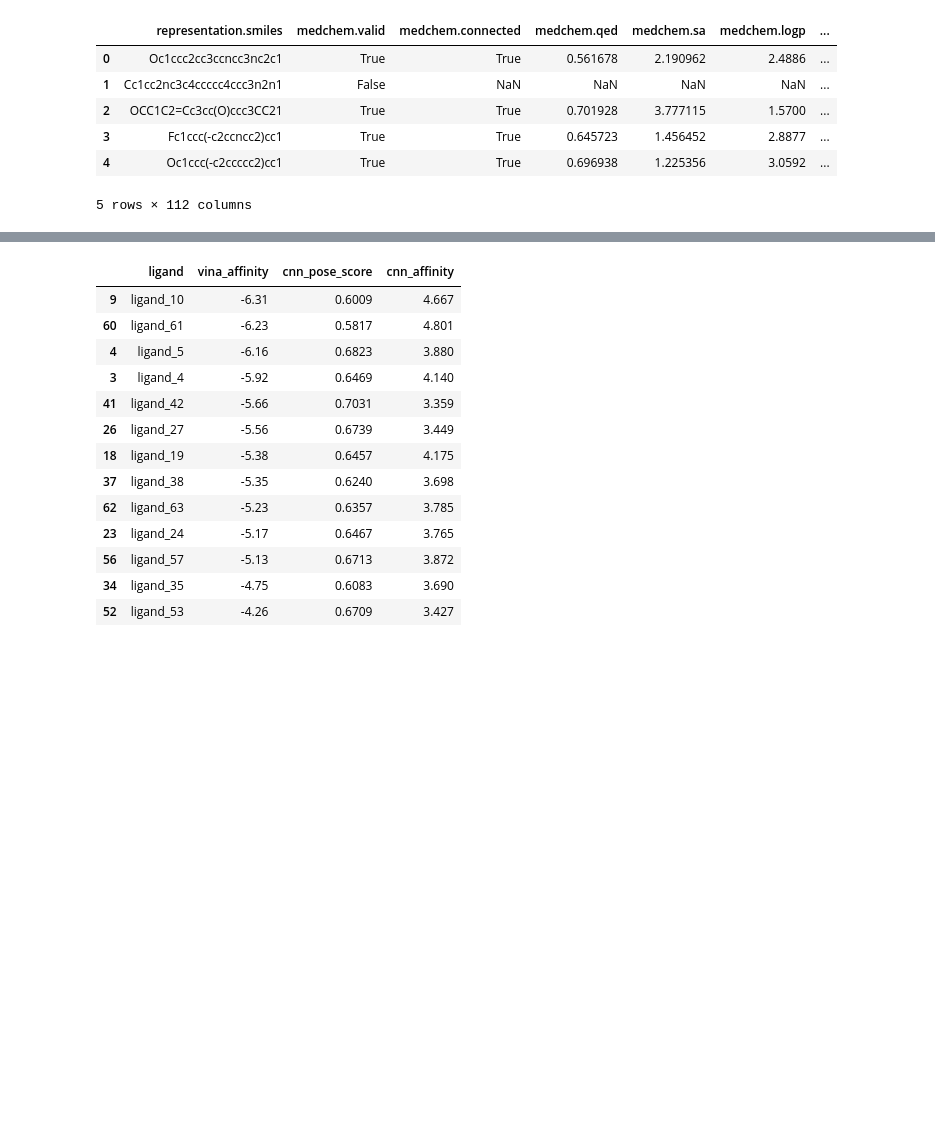
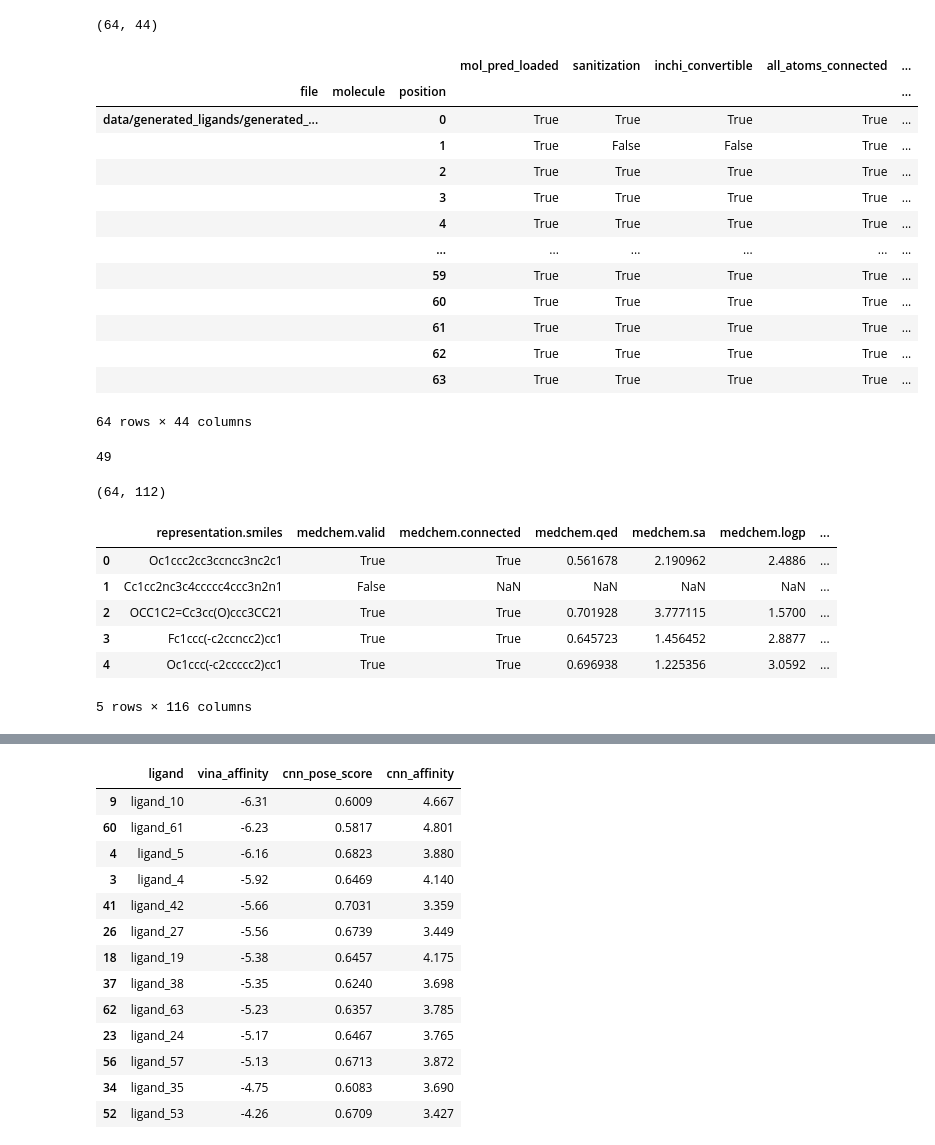
Before and after one commit to myrahaider/GPCR_LigandGen, a Jupyter notebook: results.ipynb, the cells around one changed output, grey strips where cells are left out. Drawn from its saved outputs; the diff is of its cells as text; code cells hidden in the pictures; blank space fills up the shorter version.

Commit message:
posebusters

```diff
--- a/results.ipynb
+++ b/results.ipynb
@@ -13,0 +16,15 @@ import math
+# %%
+# run posebusters on saved sdf files
+gen_ligands_sdf_file = "data/generated_ligands/generated_ligands.sdf"
+# ref_ligand_sdf_file = "data/pockets/mrgx4_human_8K4S_ligand_JW0.sdf"
+# eventually do with ref ligand, conditioning pocket
+
+buster = PoseBusters(config="mol")
+# posebuster_df = buster.bust([gen_ligands_sdf_file], ref_ligand_sdf_file, None, full_report=True)
+posebuster_df = buster.bust([gen_ligands_sdf_file], None, None, full_report=True)
+# df = buster.bust(gen_ligand_mols, ref_ligand_mol, None, full_report=True)
+
+posebuster_df.to_csv("data/metrics/posebusters_results_pred_mol.csv", index=False)
+print(posebuster_df.shape)
+display(posebuster_df)
+# %% [output]
@@ -14,17 +50,70 @@ import math
+(64, 44)
+|  |  |  | mol_pred_loaded | sanitization | inchi_convertible | all_atoms_connected | ... |
+| file | molecule | position |  |  |  |  | ... |
+| data/generated_ligands/generated_... |  | 0 | True | True | True | True | ... |
+|  |  | 1 | True | False | False | True | ... |
+|  |  | 2 | True | True | True | True | ... |
+|  |  | 3 | True | True | True | True | ... |
+|  |  | 4 | True | True | True | True | ... |
+|  |  | ... | ... | ... | ... | ... | ... |
+|  |  | 59 | True | True | True | True | ... |
+|  |  | 60 | True | True | True | True | ... |
+|  |  | 61 | True | True | True | True | ... |
+|  |  | 62 | True | True | True | True | ... |
+|  |  | 63 | True | True | True | True | ... |
+64 rows × 44 columns
+# %%
+# filter things
+# filter out invalid mols- mol loaded false, not inchi convertible, not all atoms connected, bond lengths, bond angles, steric clash, aromatic ring flatness- get indices
+# filter stuff for non-ideal- no radicals, non-aromatic ring flatness,
+# sanitized?
+
+posebuster_df['passed_filters'] = (
+    (posebuster_df['sanitization'] == 1) &
+    (posebuster_df['inchi_convertible'] == 1) &
+    (posebuster_df['all_atoms_connected'] == 1) &
+    (posebuster_df['no_radicals'] == 1) &
+    (posebuster_df['bond_lengths'] == 1) &
+    (posebuster_df['bond_angles'] == 1) &
+    (posebuster_df['internal_steric_clash'] == 1) &
+    (posebuster_df['aromatic_ring_flatness'] == 1) &
+    (posebuster_df['non-aromatic_ring_non-flatness'] == 1) &
+    (posebuster_df['double_bond_flatness'] == 1) &
+    (posebuster_df['internal_energy'] == 1) &
+    (posebuster_df['passes_kekulization'] == 1) &
+    (posebuster_df['no_radicals_before_sanitization'] == 1) &
+    (posebuster_df['number_clashes'] == 0)
+)
+
+# count passed molecules
+print(posebuster_df['passed_filters'].sum())
+
+# filtered_posebuster_df = posebuster_df[posebuster_df['passed_filters']]
+# print(len(filtered_posebuster_df))
+# %% [output]
+49
 # %%
 # get metrics from data/metrics/metrics.csv
 
 metrics_path = os.path.join("data", "metrics", "metrics.csv")
 metrics_df = pd.read_csv(metrics_path)
+print(metrics_df.shape)
+
+metrics_df['passed posebusters'] = posebuster_df['passed_filters'].values
+metrics_df['mol_pred_energy'] = posebuster_df['mol_pred_energy'].values
+metrics_df['ensemble_avg_energy'] = posebuster_df['ensemble_avg_energy'].values
+metrics_df['energy_ratio'] = posebuster_df['energy_ratio'].values
+
 metrics_df.head()
 # %% [output]
+(64, 112)
 |  | representation.smiles | medchem.valid | medchem.connected | medchem.qed | medchem.sa | medchem.logp | ... |
 | 0 | Oc1ccc2cc3ccncc3nc2c1 | True | True | 0.561678 | 2.190962 | 2.4886 | ... |
 | 1 | Cc1cc2nc3c4ccccc4ccc3n2n1 | False | NaN | NaN | NaN | NaN | ... |
 | 2 | OCC1C2=Cc3cc(O)ccc3CC21 | True | True | 0.701928 | 3.777115 | 1.5700 | ... |
 | 3 | Fc1ccc(-c2ccncc2)cc1 | True | True | 0.645723 | 1.456452 | 2.8877 | ... |
 | 4 | Oc1ccc(-c2ccccc2)cc1 | True | True | 0.696938 | 1.225356 | 3.0592 | ... |
-5 rows × 112 columns
+5 rows × 116 columns
 # %%
 # Flag molecules that pass DrugFlow filtering criteria
 
```
Also changed, not shown: parts of 6 cells of this notebook, 3 other files.
